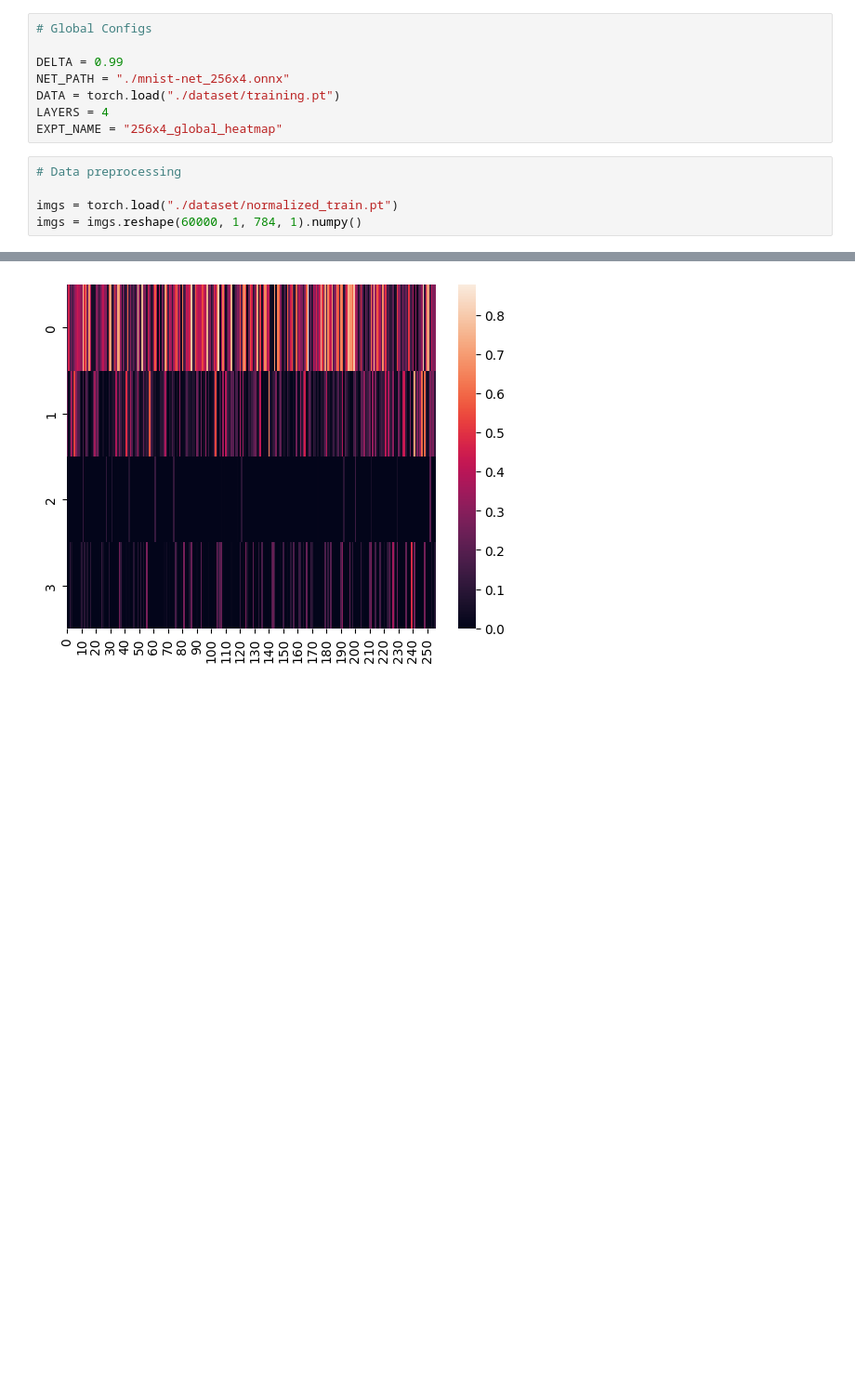
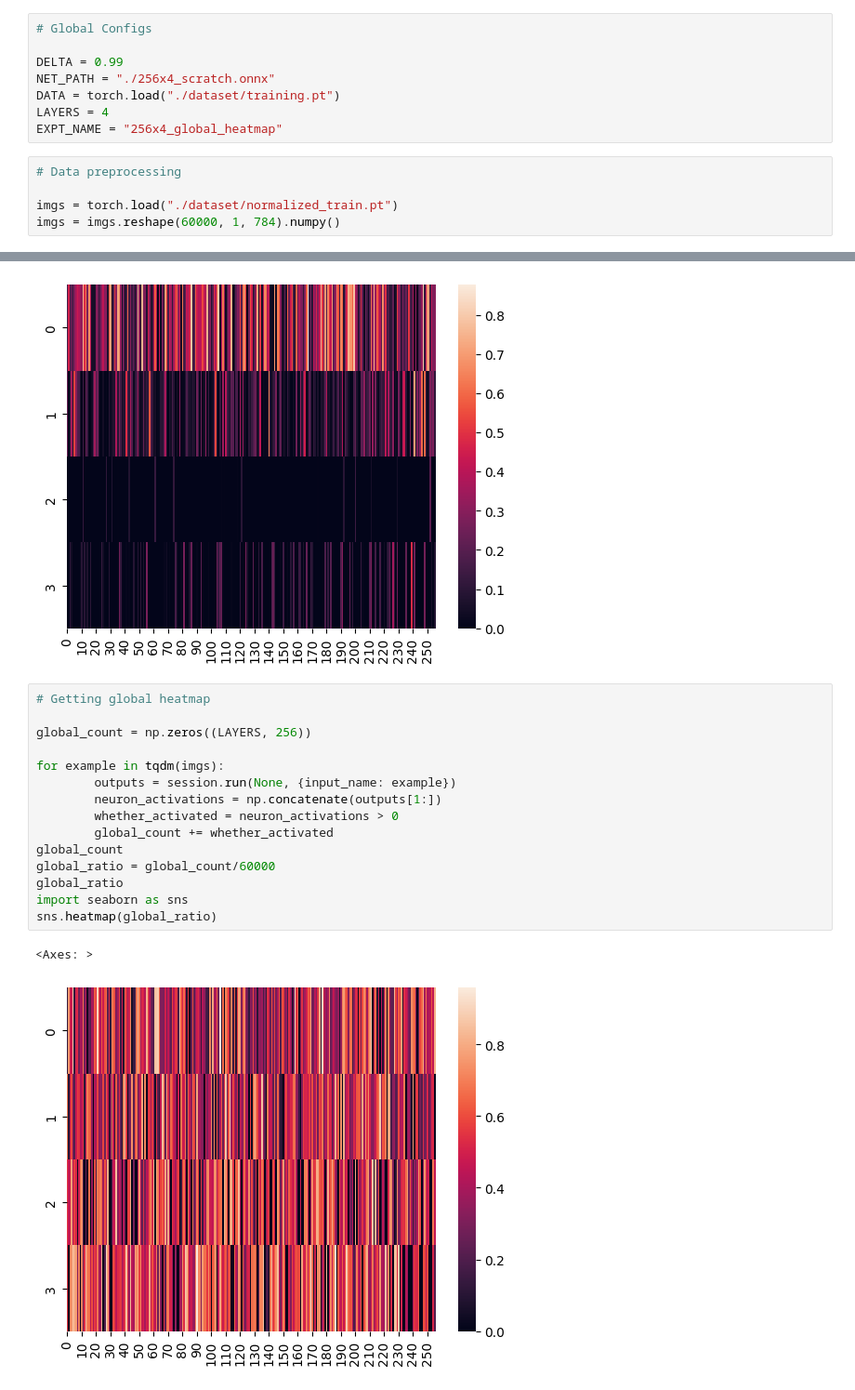
Before and after one commit to SaiMadhavanG/nap-stats, a Jupyter notebook: extract_naps.ipynb, the cells around one changed output, grey strips where cells are left out. Shown at 93% size. Saved outputs shown, nothing was run; the diff lists cells and outputs as text; blank space fills up the shorter version.

Commit message:
training from scratch done

```diff
--- a/extract_naps.ipynb
+++ b/extract_naps.ipynb
@@ -10,7 +10,7 @@ from numpyencoder import NumpyEncoder
 # Global Configs
 
 DELTA = 0.99
-NET_PATH = "./mnist-net_256x4.onnx"
+NET_PATH = "./256x4_scratch.onnx"
 DATA = torch.load("./dataset/training.pt")
 LAYERS = 4
 EXPT_NAME = "256x4_global_heatmap"
@@ -18,7 +18,7 @@ EXPT_NAME = "256x4_global_heatmap"
 # Data preprocessing
 
 imgs = torch.load("./dataset/normalized_train.pt")
-imgs = imgs.reshape(60000, 1, 784, 1).numpy()
+imgs = imgs.reshape(60000, 1, 784).numpy()
 # %%
 # Modifying model to get neuron activations
 
@@ -145,3 +145,21 @@ sns.heatmap(global_ratio)
 # %% [output]
 <Axes: >
 [figure]
+# %%
+# Getting global heatmap
+
+global_count = np.zeros((LAYERS, 256))
+
+for example in tqdm(imgs):
+        outputs = session.run(None, {input_name: example})
+        neuron_activations = np.concatenate(outputs[1:])
+        whether_activated = neuron_activations > 0
+        global_count += whether_activated
+global_count
+global_ratio = global_count/60000
+global_ratio
+import seaborn as sns
+sns.heatmap(global_ratio)
+# %% [output]
+<Axes: >
+[figure, added]
```
Also changed, not shown: 2 other files.
